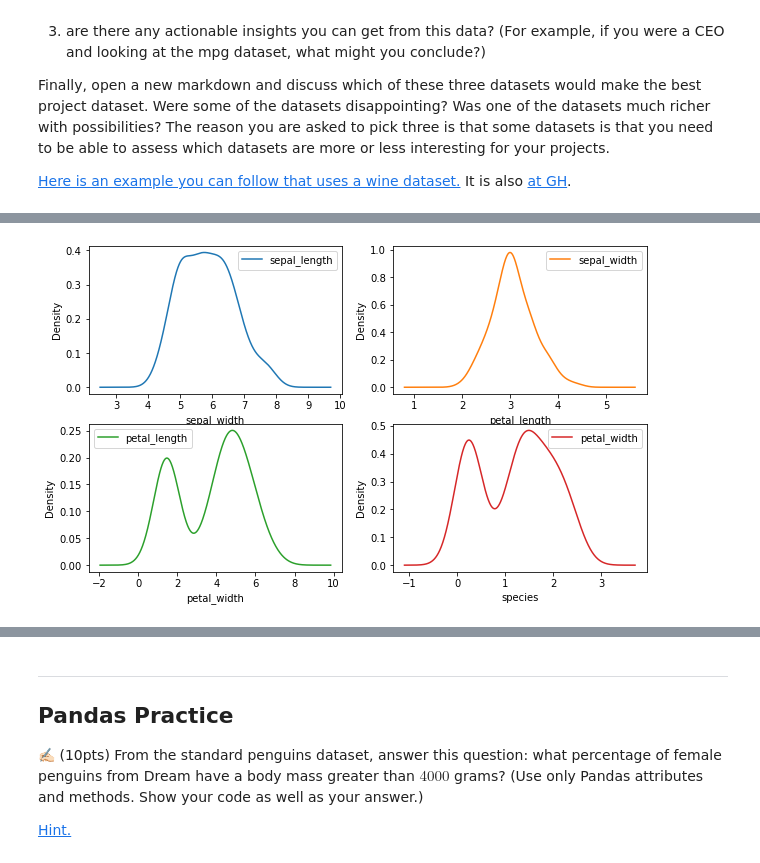
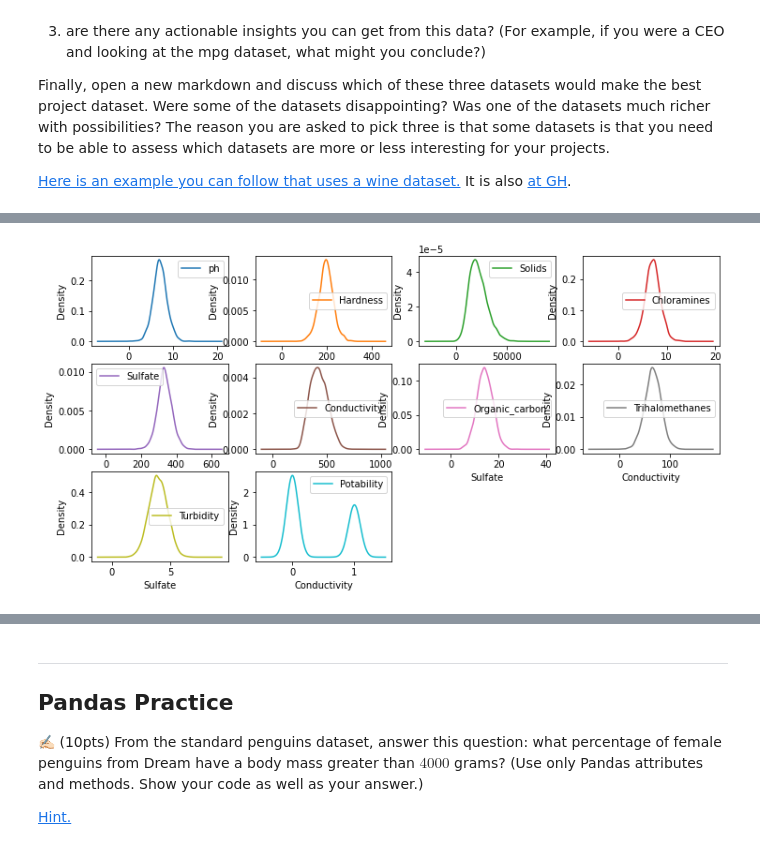
Before and after one commit to faisalece/cmse830, a Jupyter notebook: HW/HW_3.ipynb, the cells around one changed output, grey strips where cells are left out. Saved outputs shown, nothing was run; the diff lists cells and outputs as text; code cells hidden in the pictures.

```diff
--- a/HW/HW_3.ipynb
+++ b/HW/HW_3.ipynb
@@ -77,0 +66,11 @@ df_1
+# %%
+import pandas as pd
+import seaborn as sns
+
+%matplotlib inline
+import matplotlib.pyplot as plt
+
+
+# Import the dataset using Pandas
+df_1 = pd.read_csv('water_potability.csv')
+df_1
@@ -124,10 +137,10 @@ df_1.isna()
 # %%
-ax = df_1.plot.kde(subplots=True, layout=(2,2), figsize=(10, 6), sharex=False)
+ax = df_1.plot.kde(subplots=True, layout=(3,4), figsize=(12, 6), sharex=False)
 
 # Adding labels to axes
 for i, axes_row in enumerate(ax):
     for j, ax in enumerate(axes_row):
-        ax.set_xlabel(df_1.columns[i*2+j+ 1])
+        ax.set_xlabel(df_1.columns[i*2+j])
         ax.set_ylabel('Density')
 # %% [output]
-[figure, old version]
+[figure, new version]
```
Also changed, not shown: parts of 18 cells of this notebook.
